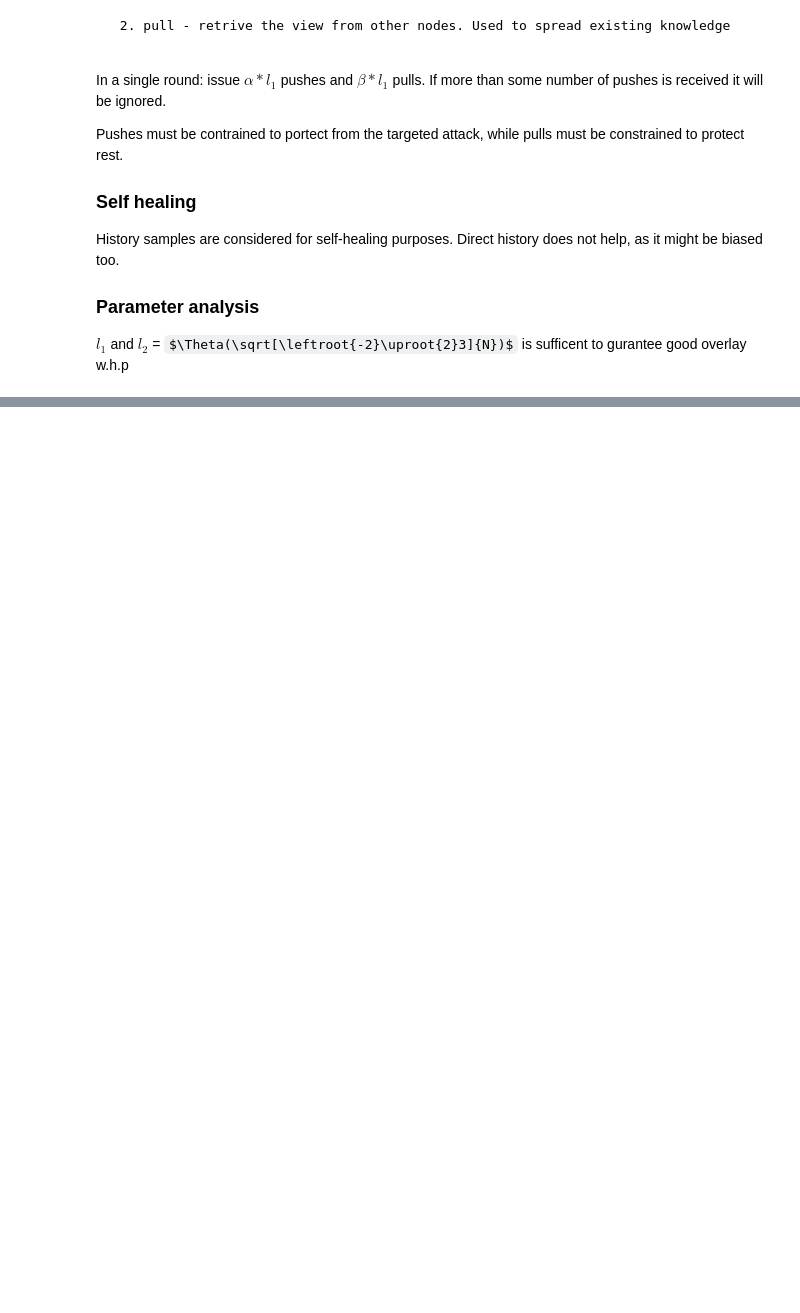
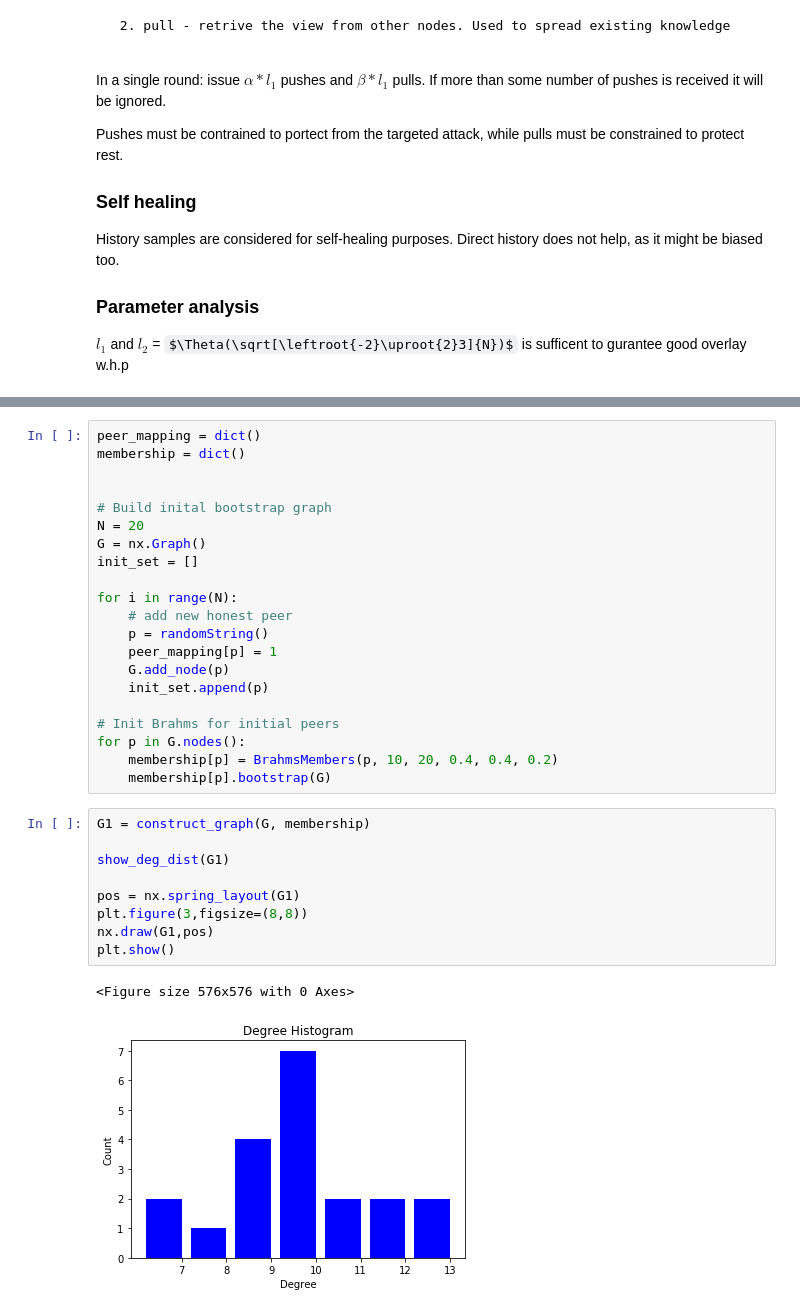
Before and after one commit to grimadas/accountability_experiments, a Jupyter notebook: Membership.ipynb, the cells around one changed output, grey strips where cells are left out. Cells and saved outputs as stored; diff of their text form; some formulas as TeX source; blank space fills up the shorter version.

Commit message:
Brahms membership implemented

```diff
--- a/Membership.ipynb
+++ b/Membership.ipynb
@@ -130,0 +195,33 @@ members = BrahmsMembers(10, 10, 0.4, 0.4, 0.2)
+# %%
+peer_mapping = dict()
+membership = dict()
+
+
+# Build inital bootstrap graph
+N = 20
+G = nx.Graph()
+init_set = []
+
+for i in range(N):
+    # add new honest peer
+    p = randomString()
+    peer_mapping[p] = 1
+    G.add_node(p)
+    init_set.append(p)
+
+# Init Brahms for initial peers
+for p in G.nodes():
+    membership[p] = BrahmsMembers(p, 10, 20, 0.4, 0.4, 0.2)
+    membership[p].bootstrap(G)
+# %%
+G1 = construct_graph(G, membership)
+
+show_deg_dist(G1)
+
+pos = nx.spring_layout(G1)
+plt.figure(3,figsize=(8,8))
+nx.draw(G1,pos)
+plt.show()
+# %% [output]
+<Figure size 576x576 with 0 Axes>
+[figure, added]
```
Also changed, not shown: parts of 10 cells of this notebook.
